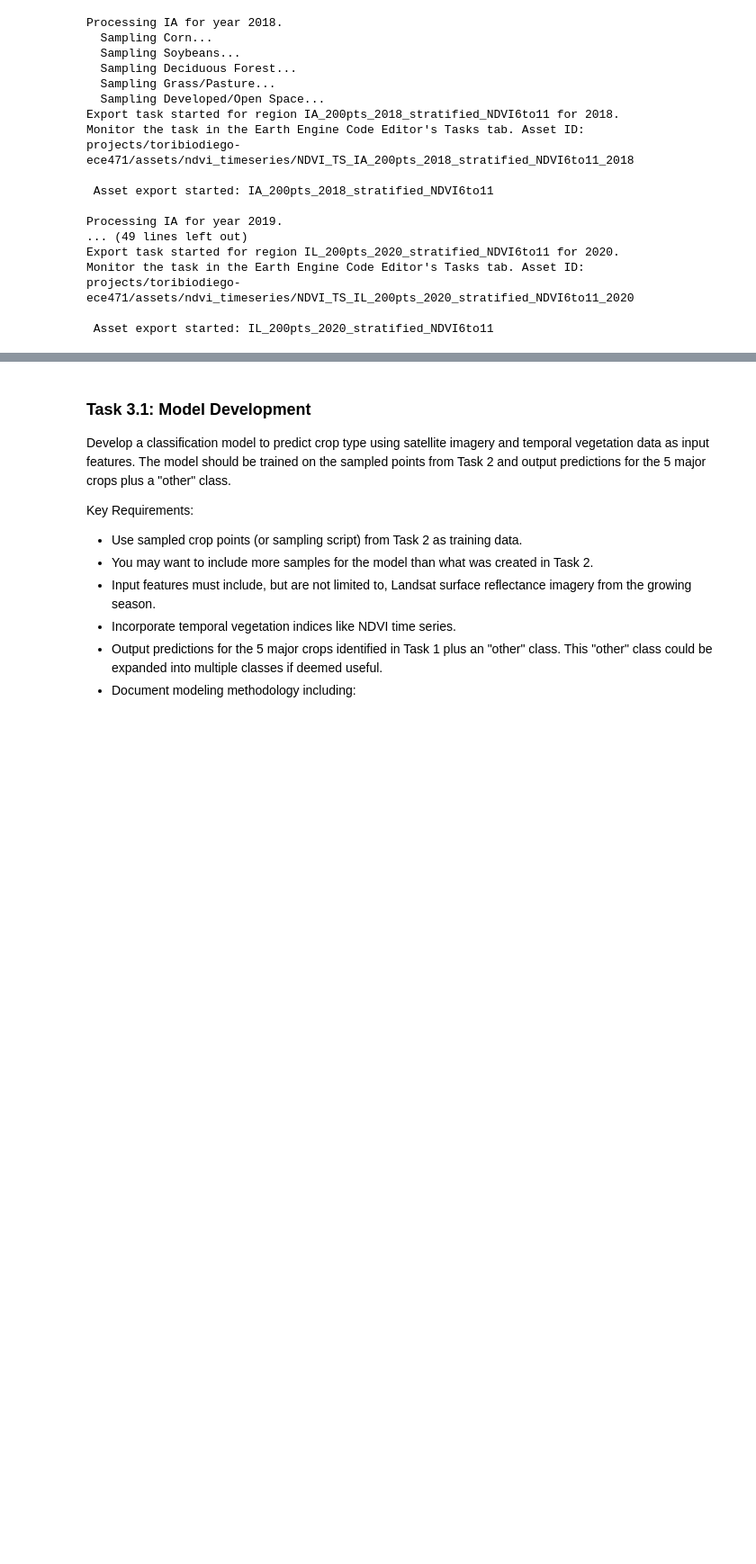
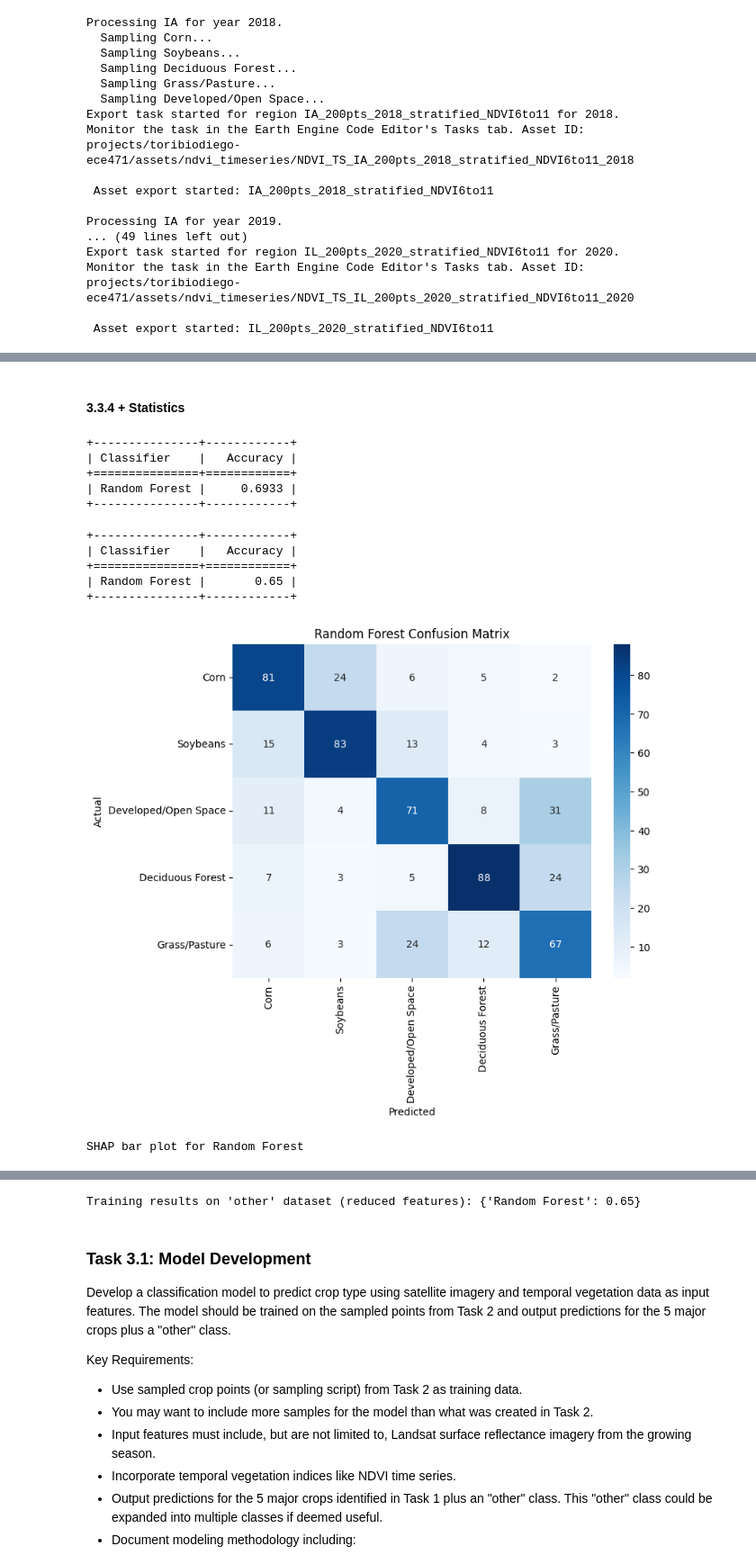
Before and after one commit to toribiodiego/ECE-471-A-Remote-Sensing, a Jupyter notebook: P02/P02.ipynb, the cells around one changed output, grey strips where cells are left out. Shown: that part at 90% size. Drawn from its saved outputs; the diff is of its cells as text; code cells hidden in the pictures; blank space fills up the shorter version.

```diff
--- a/P02/P02.ipynb
+++ b/P02/P02.ipynb
@@ -1991,0 +1904,2 @@ results, cms, best_classifier = train_classifiers_on_dataset(
+# %% [markdown]
+#### 3.3.4 + Statistics
@@ -1991,0 +1967,55 @@ results, cms, best_classifier = train_classifiers_on_dataset(
+# %%
+# Train classifiers using the combined features.
+results_other, cms_other, best_classifier_other = train_classifiers_on_dataset(
+    df_train_other,
+    df_test_other,
+    predictor_props_other,
+    label_property,
+    le_other,
+    class_labels_other,
+    normalize=True,    # Set to True if you prefer feature scaling.
+    grid_search=False,   # Set to True to test multiple classifiers.
+    verbose=False         # This will display plots and summary statistics.
+)
+# %% [output]
++---------------+------------+
+| Classifier    |   Accuracy |
++===============+============+
+| Random Forest |     0.6933 |
++---------------+------------+
+# %%
+# 1. Choose a reduced feature set (about half), guided by SHAP plots.
+#    (Adjust as needed based on your analysis.)
+predictor_props_other_reduced = [
+    "NDVI_10", "NDVI_6", "NDVI_7", "NDVI_peak",
+    "NDVI_max", "NDVI_start", "NDVI_8", "NDVI_11",
+    "NDVI_9", "latitude", "longitude", "NDVI_mean"
+]
+
+
+# 2. Subset your train/test DataFrames to only these columns plus the label.
+df_train_other_reduced = df_train_other[predictor_props_other_reduced + [label_property]].copy()
+df_test_other_reduced = df_test_other[predictor_props_other_reduced + [label_property]].copy()
+
+# 3. Train a new classifier on the reduced feature set using the helper function.
+results_other_reduced, cms_other_reduced, best_classifier_other_reduced = train_classifiers_on_dataset(
+    df_train_other_reduced,
+    df_test_other_reduced,
+    predictor_props_other_reduced,
+    label_property,
+    le_other,
+    class_labels_other,
+    normalize=True,
+    grid_search=False,
+    verbose=True
+)
+
+print("Training results on 'other' dataset (reduced features):", results_other_reduced)
+# %% [output]
++---------------+------------+
+| Classifier    |   Accuracy |
++===============+============+
+| Random Forest |       0.65 |
++---------------+------------+
+[figure, added]
+SHAP bar plot for Random Forest
@@ -1992,3 +2023,4 @@ results, cms, best_classifier = train_classifiers_on_dataset(
+Training results on 'other' dataset (reduced features): {'Random Forest': 0.65}
 # %% [markdown]
 ### Task 3.1: Model Development
 
```
Also changed, not shown: parts of 35 cells of this notebook.
